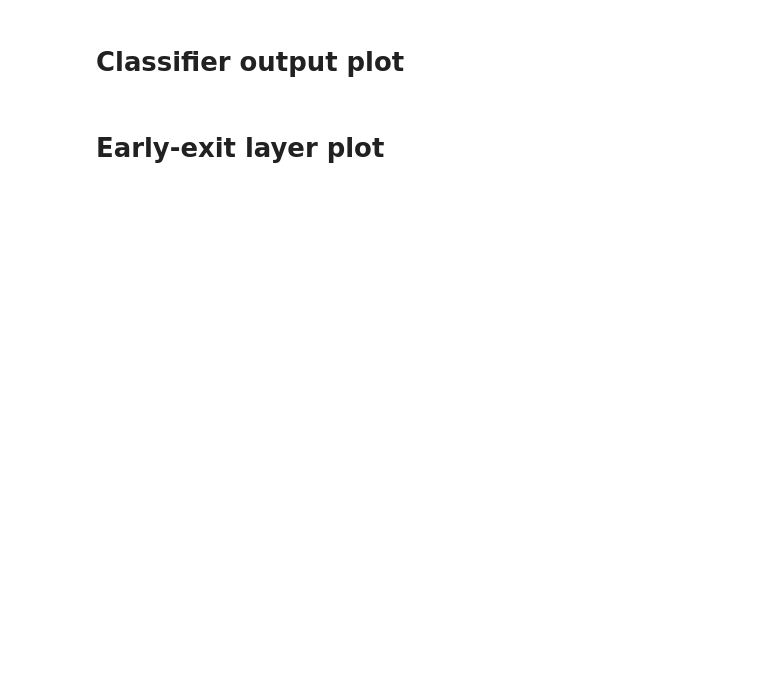
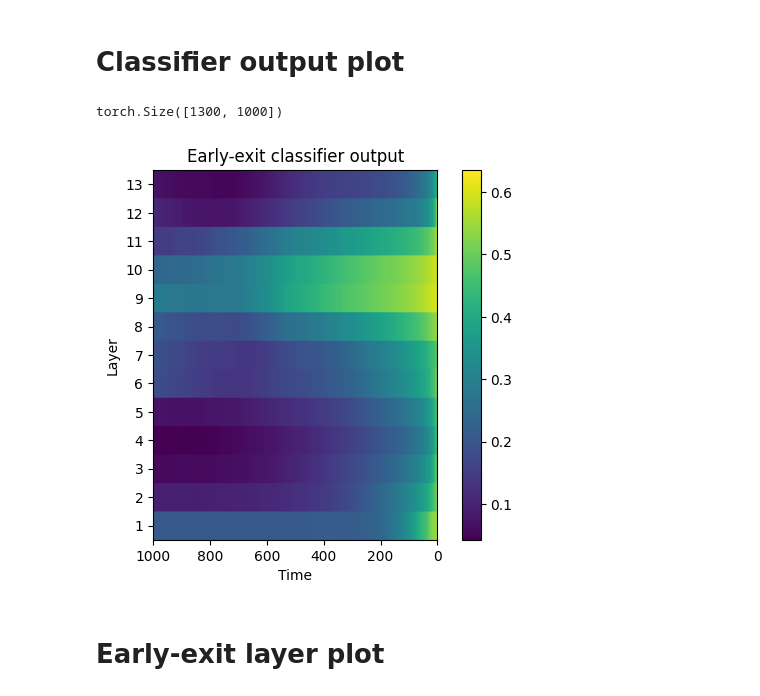
Before and after one commit to razvanmatisan/duodiff, a Jupyter notebook: demos/early_exit_visualization.ipynb, the cells around one changed output. Saved outputs shown, nothing was run; the diff lists cells and outputs as text; code cells hidden in the pictures; blank space fills up the shorter version.

Commit message:
Generate outputs for NB

```diff
--- a/demos/early_exit_visualization.ipynb
+++ b/demos/early_exit_visualization.ipynb
@@ -83,9 +83,7 @@ def sample(threshold):
         "indices_by_timestep": indices_by_timestep,
     }
 # %%
-results_by_threshold = {
-    threshold: sample(threshold) for threshold in (0, 0.025, 0.05, 0.075, 0.1)
-}
+results_by_threshold = {threshold: sample(threshold) for threshold in (0.05, 0.075)}
 # %% [markdown]
 # Ground truth
 # %%
@@ -158,38 +158,38 @@ plt.savefig(path)
 # %% [markdown]
 # Classifier output plot
 # %%
-from pathlib import Path
 import matplotlib.pyplot as plt
 import numpy as np
 
 # Make the time be in the "x-axis"
-matrix = results_by_threshold[0]["error_prediction_by_timestep"].T
+matrix = results_by_threshold[0.05]["error_prediction_by_timestep"].T
 # Make time go from T to 0 and
 # make the first layer be down, and the last layer up
 matrix = matrix.flip(dims=(0, 1))
 # Since the dimensions are (13, 1000), we will repeat each row 100 times
 matrix = matrix.repeat_interleave(repeats=100, dim=0)
 print(matrix.shape)
 
 plt.title("Early-exit classifier output")
 plt.imshow(matrix)
 
 plt.xlabel("Time")
 plt.xticks(
     ticks=np.arange(0, 1001, 200),
     labels=np.arange(1000, -1, -200),
 )
 
 plt.ylabel("Layer")
 plt.yticks(
     ticks=np.arange(100, 1301, 100) - 50,
     labels=np.arange(13, 0, -1),
 )
 
 plt.colorbar()
-path = Path(f"images/{checkpoint_entry_name}/classifier_output.svg")
-path.parent.mkdir(parents=True, exist_ok=True)
-plt.savefig(path)
+plt.show()
+# %% [output]
+torch.Size([1300, 1000])
+[figure, added]
 # %% [markdown]
 # Early-exit layer plot
 # %%
```
Also changed, not shown: parts of 5 cells of this notebook.
